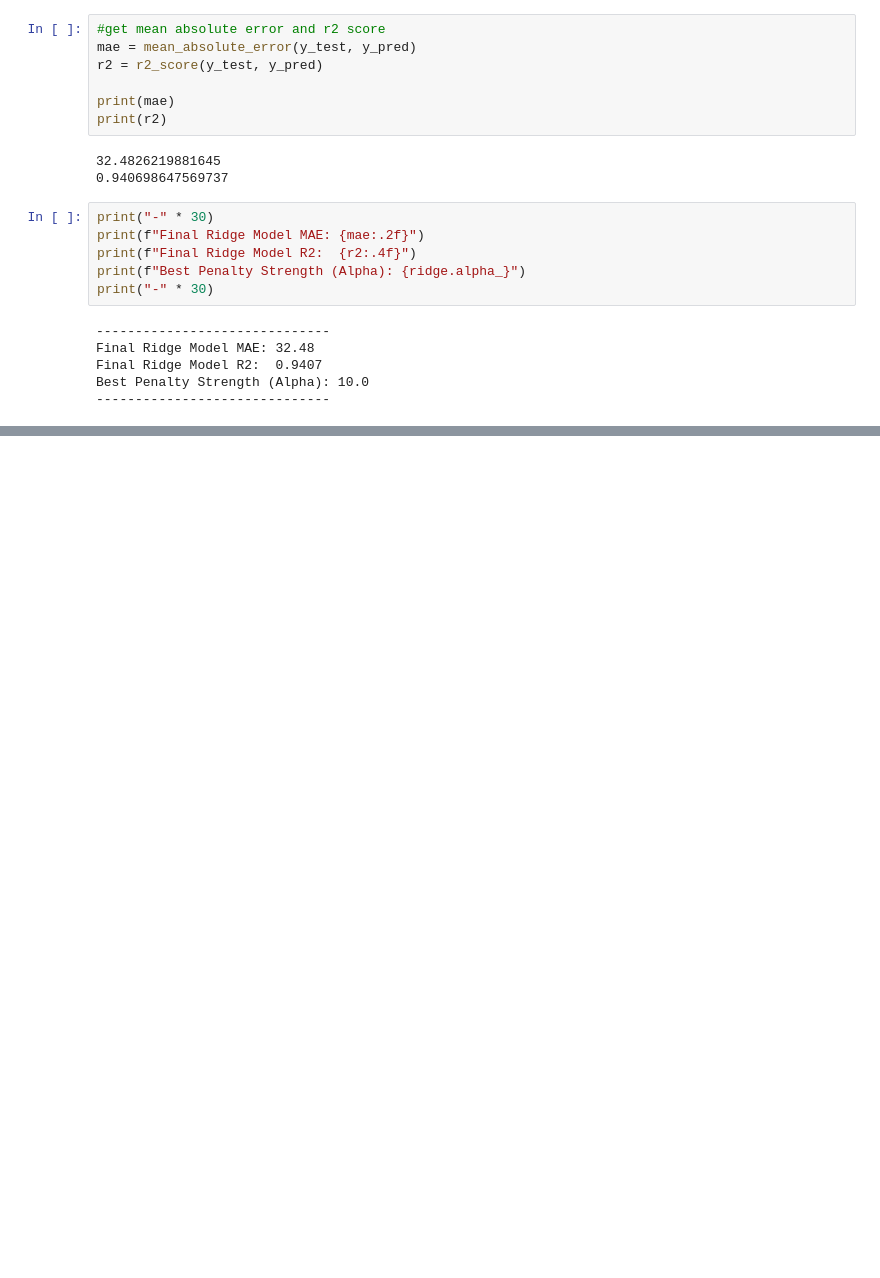
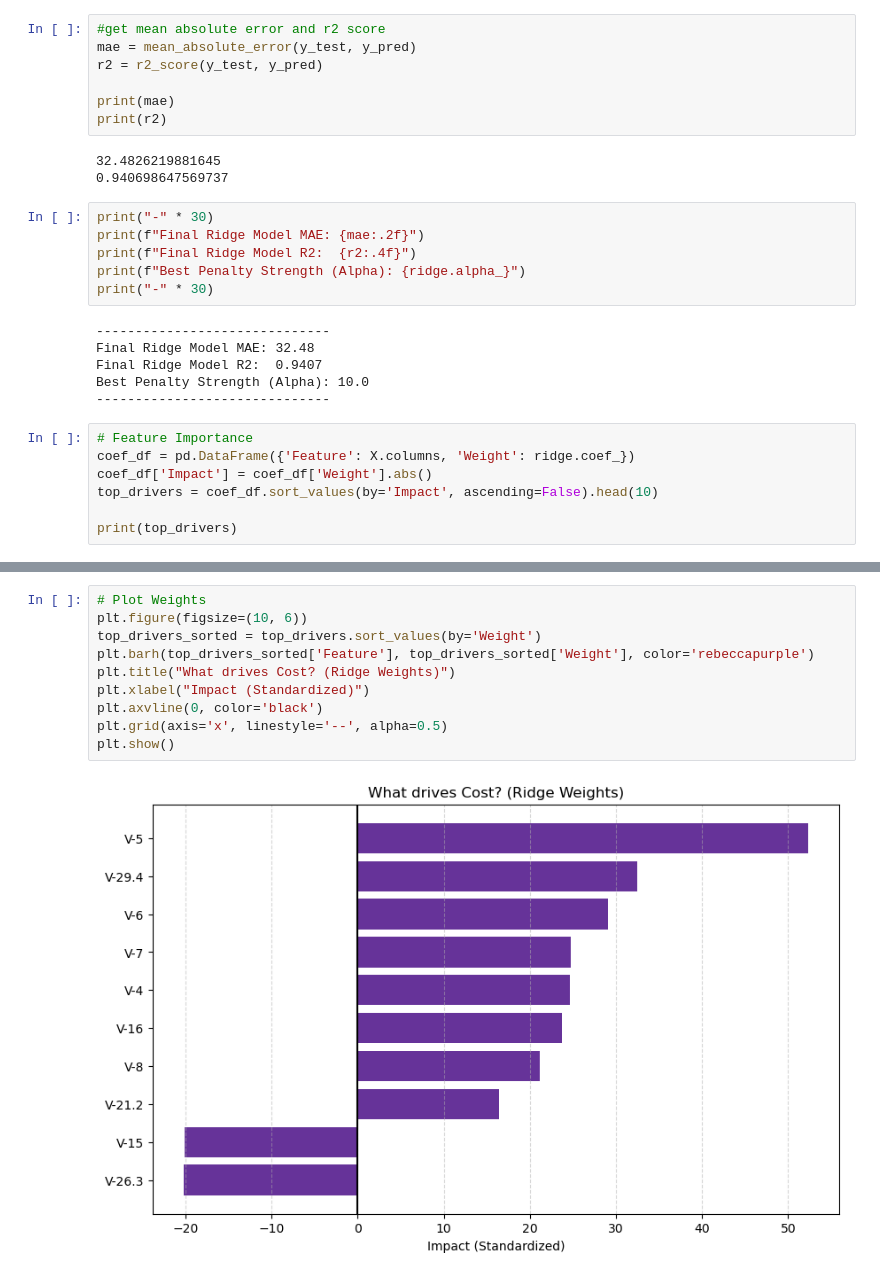
Before and after one commit to aashirnay54/ConstructionMLPOC, a Jupyter notebook: MLPOC.ipynb, the cells around one changed output, grey strips where cells are left out. Cells and saved outputs as stored; diff of their text form; blank space fills up the shorter version.

Commit message:
Explored feature importance

```diff
--- a/MLPOC.ipynb
+++ b/MLPOC.ipynb
@@ -168,3 +168,10 @@ Final Ridge Model MAE: 32.48
 Final Ridge Model R2:  0.9407
 Best Penalty Strength (Alpha): 10.0
 ------------------------------
+# %%
+# Feature Importance
+coef_df = pd.DataFrame({'Feature': X.columns, 'Weight': ridge.coef_})
+coef_df['Impact'] = coef_df['Weight'].abs()
+top_drivers = coef_df.sort_values(by='Impact', ascending=False).head(10)
+
+print(top_drivers)
@@ -170,0 +190,12 @@ Best Penalty Strength (Alpha): 10.0
+# %%
+# Plot Weights
+plt.figure(figsize=(10, 6))
+top_drivers_sorted = top_drivers.sort_values(by='Weight')
+plt.barh(top_drivers_sorted['Feature'], top_drivers_sorted['Weight'], color='rebeccapurple')
+plt.title("What drives Cost? (Ridge Weights)")
+plt.xlabel("Impact (Standardized)")
+plt.axvline(0, color='black')
+plt.grid(axis='x', linestyle='--', alpha=0.5)
+plt.show()
+# %% [output]
+[figure, added]
```
Also changed, not shown: parts of 1 cell of this notebook, 1 other file.
